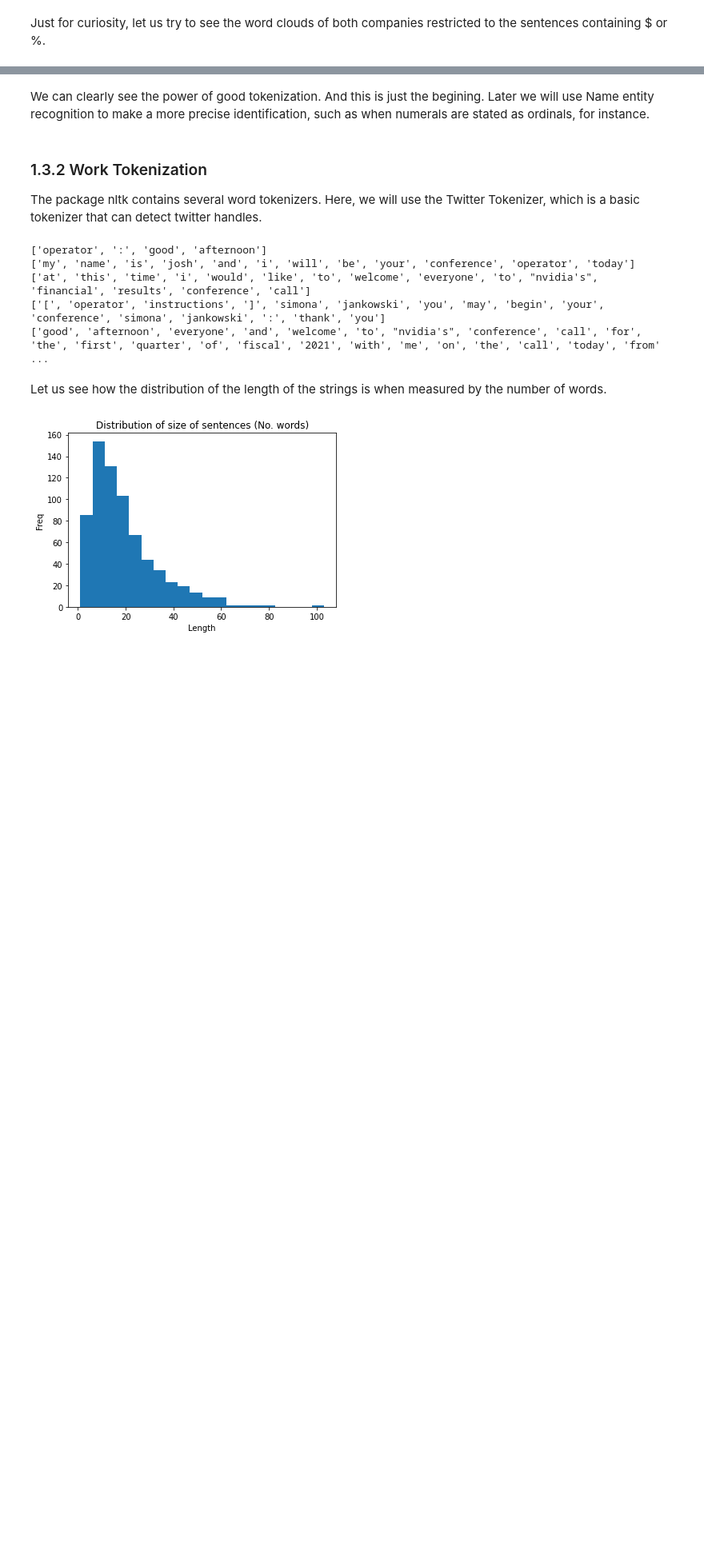
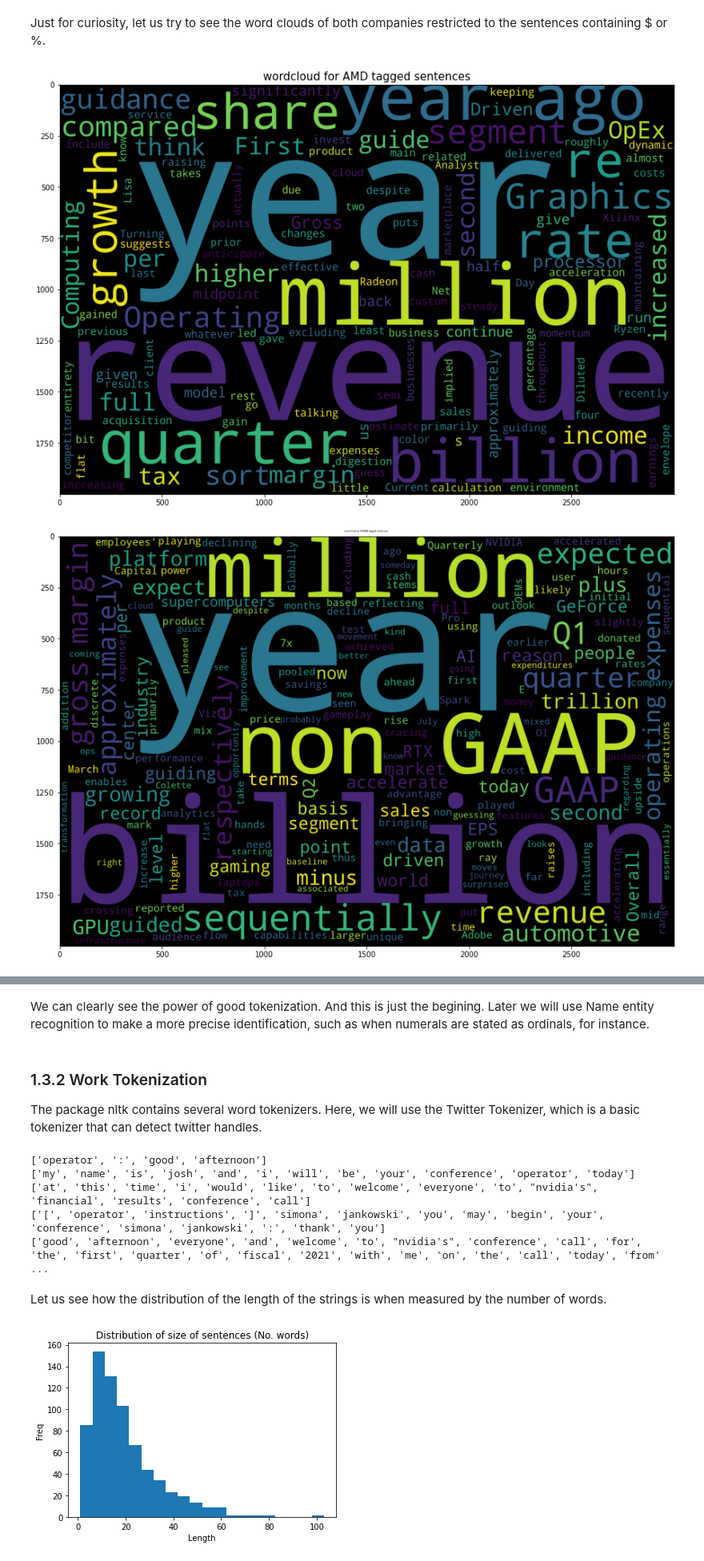
Before and after one commit to ruisp666/text-analytics, a Jupyter notebook: text_trial.ipynb, the cells around one changed output, grey strips where cells are left out. Shown at 80% size. Saved outputs shown, nothing was run; the diff lists cells and outputs as text; code cells hidden in the pictures; blank space fills up the shorter version.

Commit message:
ADding Word Clouds with

```diff
--- a/text_trial.ipynb
+++ b/text_trial.ipynb
@@ -430,17 +430,28 @@ Any sort of color on how you think that percentage changes throughout the rest o
 So, I know, the model you gave at the Analyst Day had a midpoint for OpEx revenue of 26.5%.
 But, if I sort of back out the second half implied guidance for OpEx, it actually is at that 26.5% run rate in the second half, to get to 26% for the full-year.
 Should we think about -- I guess, it’s like as we go into 2022, do you think you’re sort of at the model OpEx run rate, that sort of like more than 26%, 26.5% on whatever the revenue is?
+# %%
+from wordcloud import WordCloud, STOPWORDS
+
+
+# Join all the sentences in one string
+string_sent_AMD = ' '.join([s[1] for s in tagged_sentences_AMD])
+string_sent_NVIDIA = ' '.join([s[1] for s in tagged_sentences_NVIDIA])
+# Generate word clouds based on bigrams
+wordcloud_AMD = WordCloud(width = 3000, height = 2000, random_state=1337,  collocations=True, stopwords = STOPWORDS).generate(string_sent_AMD)
+wordcloud_NVIDIA = WordCloud(width = 3000, height = 2000, random_state=1337,  collocations=True, stopwords = STOPWORDS).generate(string_sent_NVIDIA)
 # %% [markdown]
 Just for curiosity, let us try to see the word clouds of both companies restricted to the sentences containing $ or %.
-# %%
-from wordcloud import WordCloud, STOPWORDS
-
-# Generate word cloud
-string_sent_AMD = ' '.join([s[1] for s in tagged_sentences_AMD])
-string_sent_NVIDIA = ' '.join([s[1] for s in tagged_sentences_NVIDIA])
-wordcloud_AMD = WordCloud(width = 3000, height = 2000, random_state=1337,  collocations=False, stopwords = STOPWORDS).generate(string_sent_AMD)
-wordcloud_NVIDIA = WordCloud(width = 3000, height = 2000, random_state=1337,  collocations=False, stopwords = STOPWORDS).generate(string_sent_NVIDIA)
-
-# Plot
-plot_cloud(wordcloud_AMD)
-plot_cloud(wordcloud_NVIDIA)
+# %%
+# Plot
+plt.figure(figsize=(15,40))
+plt.imshow(wordcloud_AMD)
+plt.title('wordcloud for AMD tagged sentences',fontsize=15)
+plt.show()
+plt.figure(figsize=(15,40))
+plt.imshow(wordcloud_NVIDIA)
+plt.title('wordcloud for NVIDIA tagged sentences', fontsize=3)
+plt.show()
+# %% [output]
+[figure, added]
+[figure, added]
```
Also changed, not shown: parts of 2 cells of this notebook.
